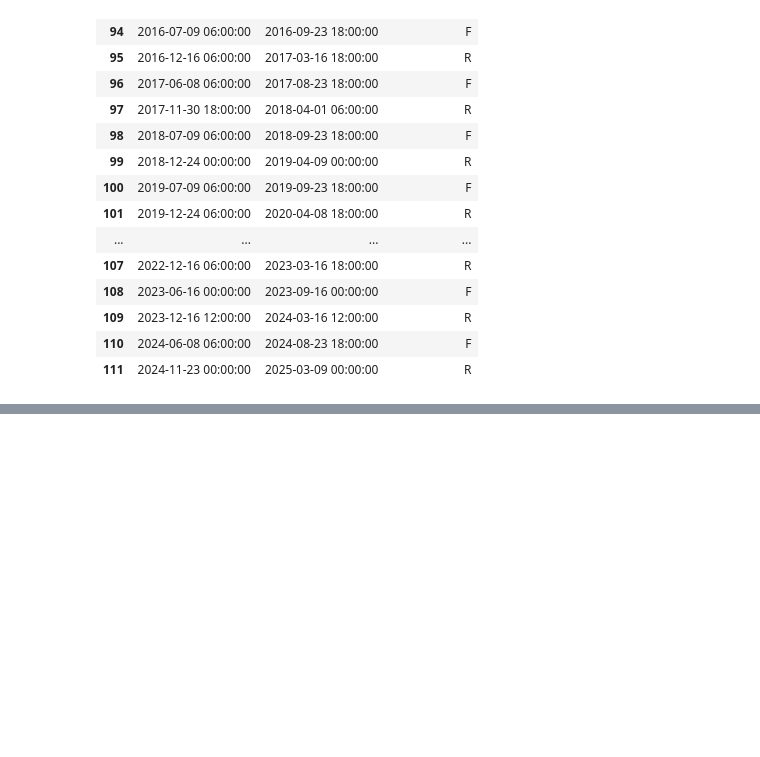
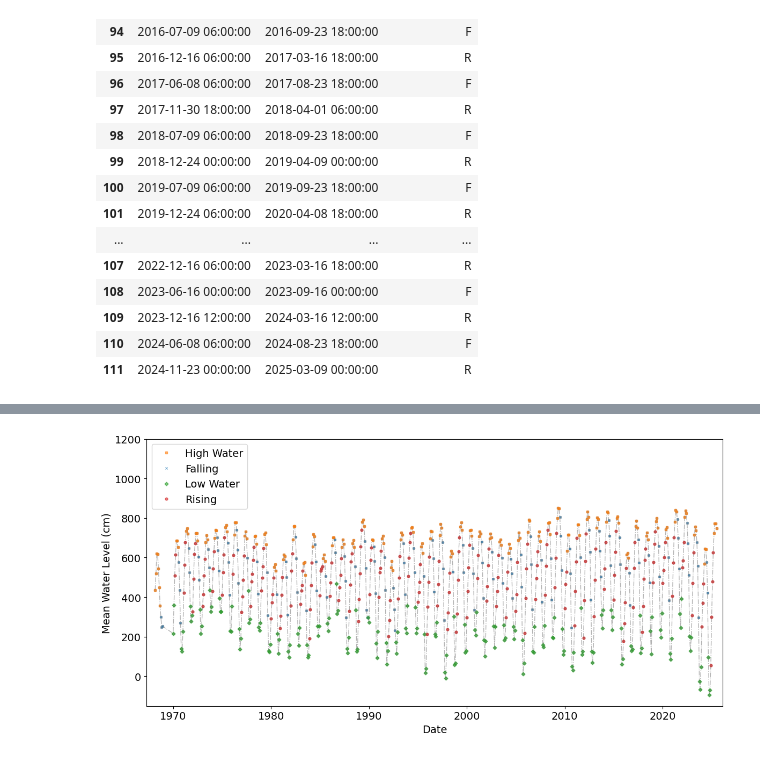
Before and after one commit to larissavaladao/time_series_curuai, a Jupyter notebook: 5. parameters_by_period/1.set_periods.ipynb, the cells around one changed output, grey strips where cells are left out. Saved outputs shown, nothing was run; the diff lists cells and outputs as text; code cells hidden in the pictures; blank space fills up the shorter version.

```diff
--- a/5. parameters_by_period/1.set_periods.ipynb
+++ b/5. parameters_by_period/1.set_periods.ipynb
@@ -289,3 +276,36 @@ period_limits.to_csv(os.path.join(exp_directory, 'water_period_limits.csv'))
+# %%
+#comparar dados = seguem o mesmo padrão, aproximadamente
+# grafico de linhas
+
+
+fig, ax = plt.subplots(figsize=(12, 6))
+
+    # Plot predictions
+
+ax.plot(obidos['Data'], obidos['Media'],
+            color='#7f7f7f', marker="o",markersize = 3,linestyle='-.', linewidth=1, alpha=0.6)
+
+period = obidos['water_period'].unique()
+period_names = {'R':"Rising", 'F':"Falling", "HW":"High Water", "LW":"Low Water"}
+period_markers = {'R':"o", 'F':"x", "HW":"s", "LW":"D"}
+period_colors = {"F":'#1f77b4',"HW": '#ff7f0e',"LW": '#2ca02c',"R": '#d62728'}
+for p in range(len(period)):
+    data = obidos.loc[obidos['water_period'] == period[p]].copy()
+    ax.plot(data['Data'], data['Media'],color=period_colors[period[p]], marker=period_markers[period[p]],markersize = 3.5,linestyle='None', alpha=0.6, label=f'{period_names[period[p]]}')
+
+
+ax.set_xlabel('Date')
+ax.set_ylabel('Mean Water Level (cm)')
+ax.legend(loc='upper left')
+ax.set_ylim(-150,1200)
+ax.set_xlim(left = -1000,right=20500)
+
+plt.tight_layout()
+plt.savefig(os.path.join(exp_directory,f"periods.jpg"),dpi=300)
+plt.show()
+plt.close()
+# %% [output]
+[figure, added]
 # %%
 #comparar dados = seguem o mesmo padrão, aproximadamente
 # grafico de linhas
```
Also changed, not shown: parts of 11 cells of this notebook, 13 other files.
